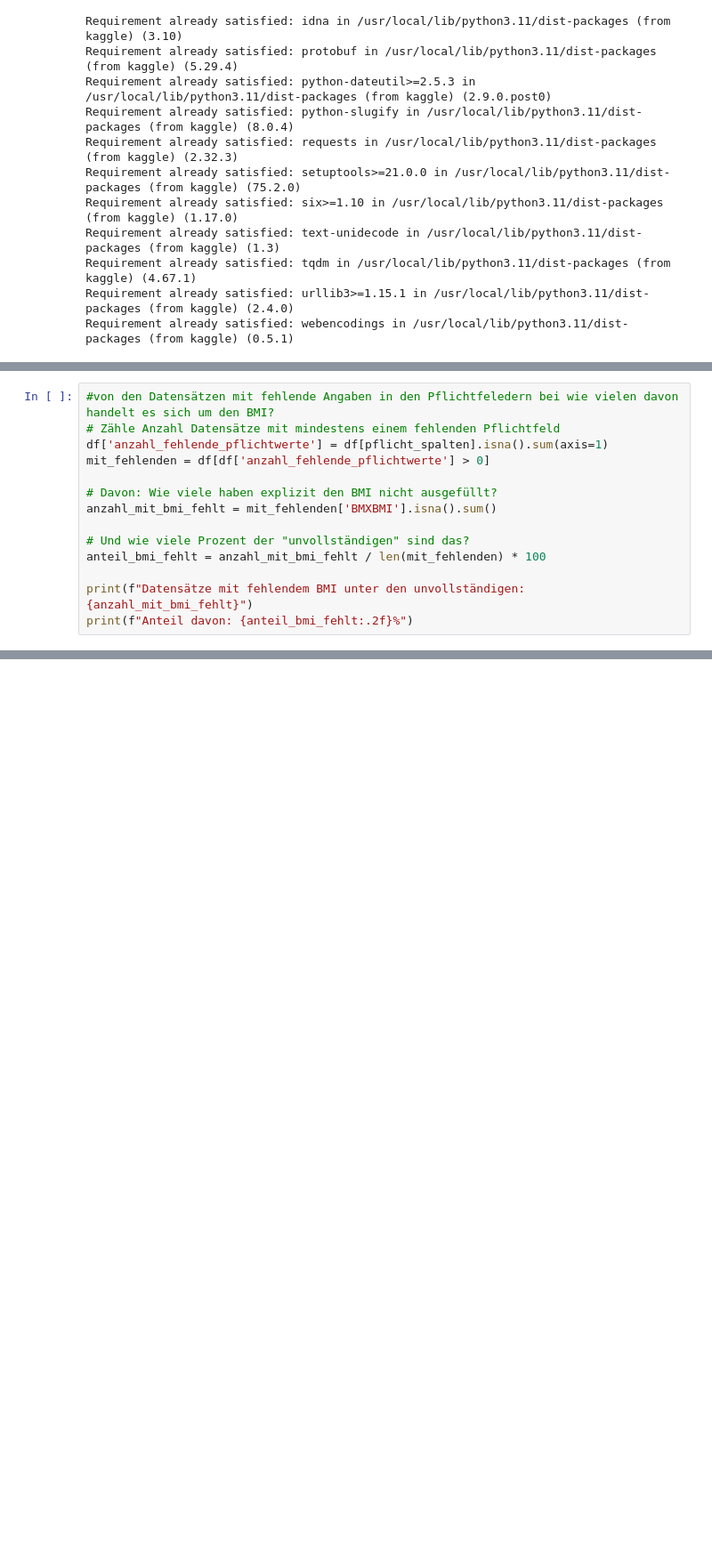
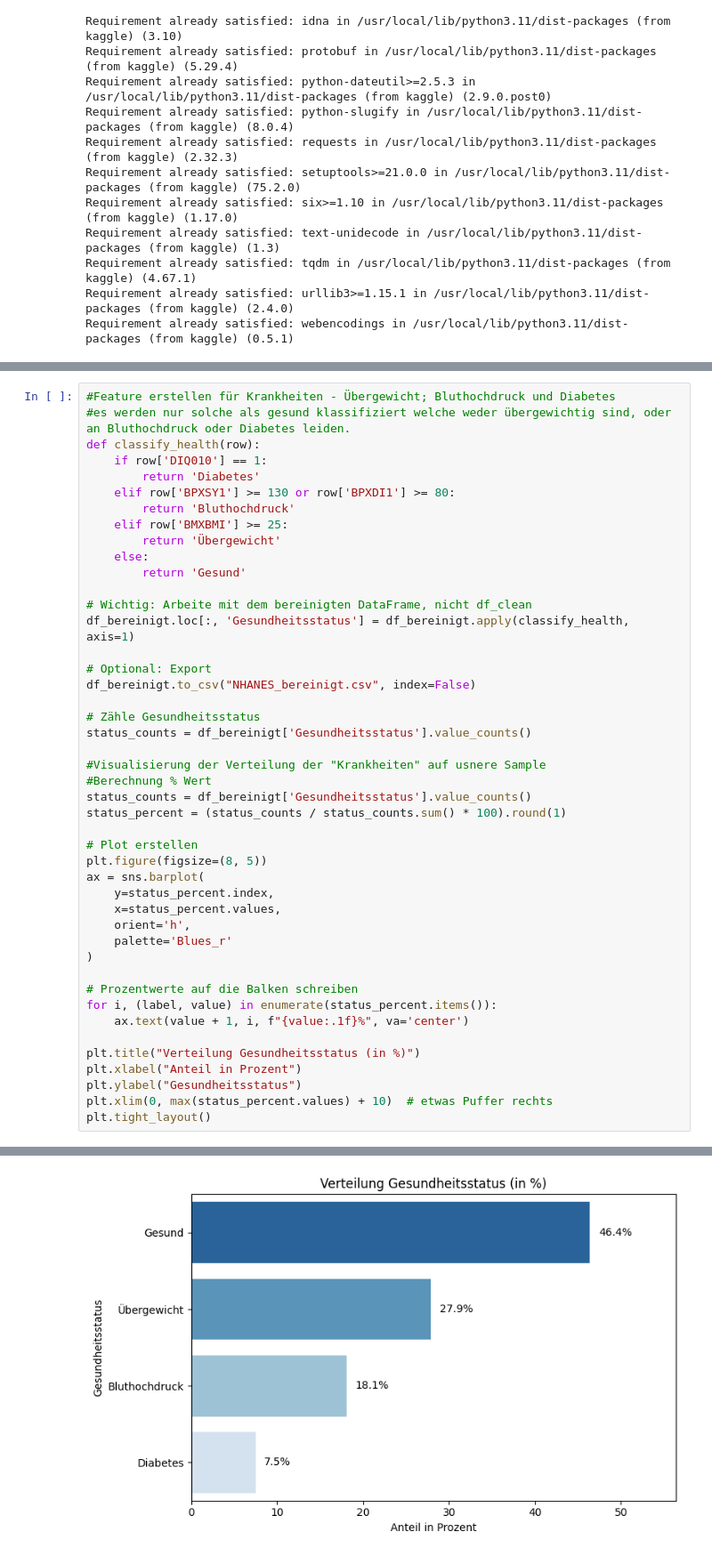
Before and after one commit to SheKJana/first-own-repository, a Jupyter notebook: Nach_KAQs.ipynb, the cells around one changed output, grey strips where cells are left out. Shown at 89% size. Drawn from its saved outputs; the diff is of its cells as text; blank space fills up the shorter version.

```diff
--- a/Nach_KAQs.ipynb
+++ b/Nach_KAQs.ipynb
@@ -180,14 +125,0 @@ Text(0, 0.5, 'Anzahl Datensätze')
-# %%
-#von den Datensätzen mit fehlende Angaben in den Pflichtfeledern bei wie vielen davon handelt es sich um den BMI?
-# Zähle Anzahl Datensätze mit mindestens einem fehlenden Pflichtfeld
-df['anzahl_fehlende_pflichtwerte'] = df[pflicht_spalten].isna().sum(axis=1)
-mit_fehlenden = df[df['anzahl_fehlende_pflichtwerte'] > 0]
-
-# Davon: Wie viele haben explizit den BMI nicht ausgefüllt?
-anzahl_mit_bmi_fehlt = mit_fehlenden['BMXBMI'].isna().sum()
-
-# Und wie viele Prozent der "unvollständigen" sind das?
-anteil_bmi_fehlt = anzahl_mit_bmi_fehlt / len(mit_fehlenden) * 100
-
-print(f"Datensätze mit fehlendem BMI unter den unvollständigen: {anzahl_mit_bmi_fehlt}")
-print(f"Anteil davon: {anteil_bmi_fehlt:.2f}%")
@@ -268,0 +239,46 @@ Index: []
+# %%
+#Feature erstellen für Krankheiten - Übergewicht; Bluthochdruck und Diabetes
+#es werden nur solche als gesund klassifiziert welche weder übergewichtig sind, oder an Bluthochdruck oder Diabetes leiden.
+def classify_health(row):
+    if row['DIQ010'] == 1:
+        return 'Diabetes'
+    elif row['BPXSY1'] >= 130 or row['BPXDI1'] >= 80:
+        return 'Bluthochdruck'
+    elif row['BMXBMI'] >= 25:
+        return 'Übergewicht'
+    else:
+        return 'Gesund'
+
+# Wichtig: Arbeite mit dem bereinigten DataFrame, nicht df_clean
+df_bereinigt.loc[:, 'Gesundheitsstatus'] = df_bereinigt.apply(classify_health, axis=1)
+
+# Optional: Export
+df_bereinigt.to_csv("NHANES_bereinigt.csv", index=False)
+
+# Zähle Gesundheitsstatus
+status_counts = df_bereinigt['Gesundheitsstatus'].value_counts()
+
+#Visualisierung der Verteilung der "Krankheiten" auf usnere Sample
+#Berechnung % Wert
+status_counts = df_bereinigt['Gesundheitsstatus'].value_counts()
+status_percent = (status_counts / status_counts.sum() * 100).round(1)
+
+# Plot erstellen
+plt.figure(figsize=(8, 5))
+ax = sns.barplot(
+    y=status_percent.index,
+    x=status_percent.values,
+    orient='h',
+    palette='Blues_r'
+)
+
+# Prozentwerte auf die Balken schreiben
+for i, (label, value) in enumerate(status_percent.items()):
+    ax.text(value + 1, i, f"{value:.1f}%", va='center')
+
+plt.title("Verteilung Gesundheitsstatus (in %)")
+plt.xlabel("Anteil in Prozent")
+plt.ylabel("Gesundheitsstatus")
+plt.xlim(0, max(status_percent.values) + 10)  # etwas Puffer rechts
+plt.tight_layout()
+# %% [output]
@@ -268,0 +297 @@ Index: []
+[figure, added]
```
Also changed, not shown: parts of 25 cells of this notebook.
